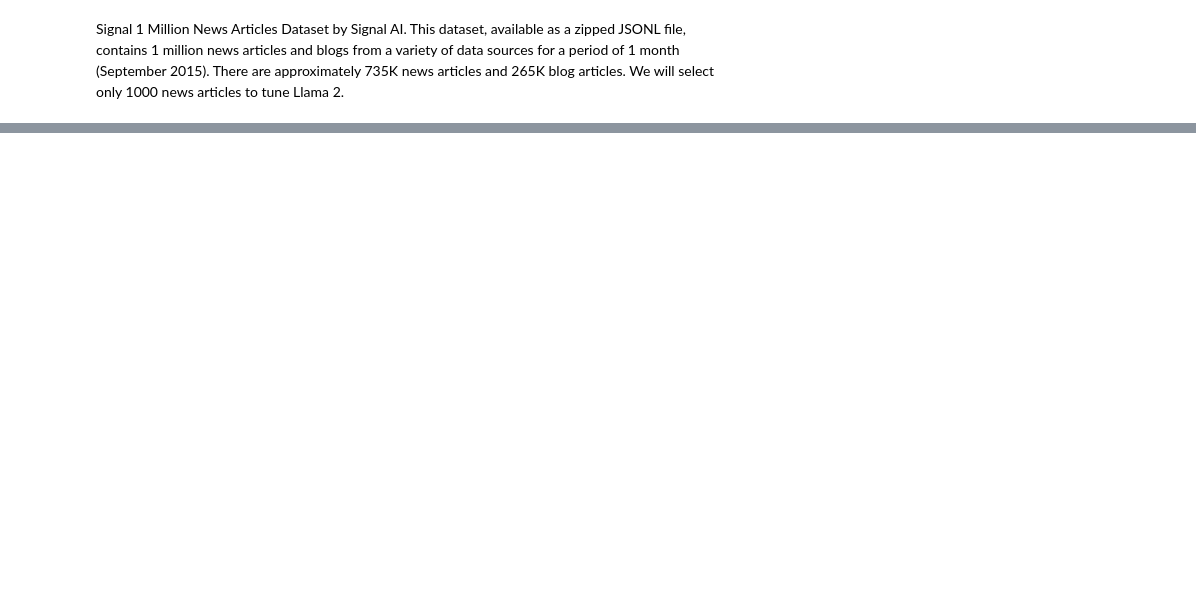
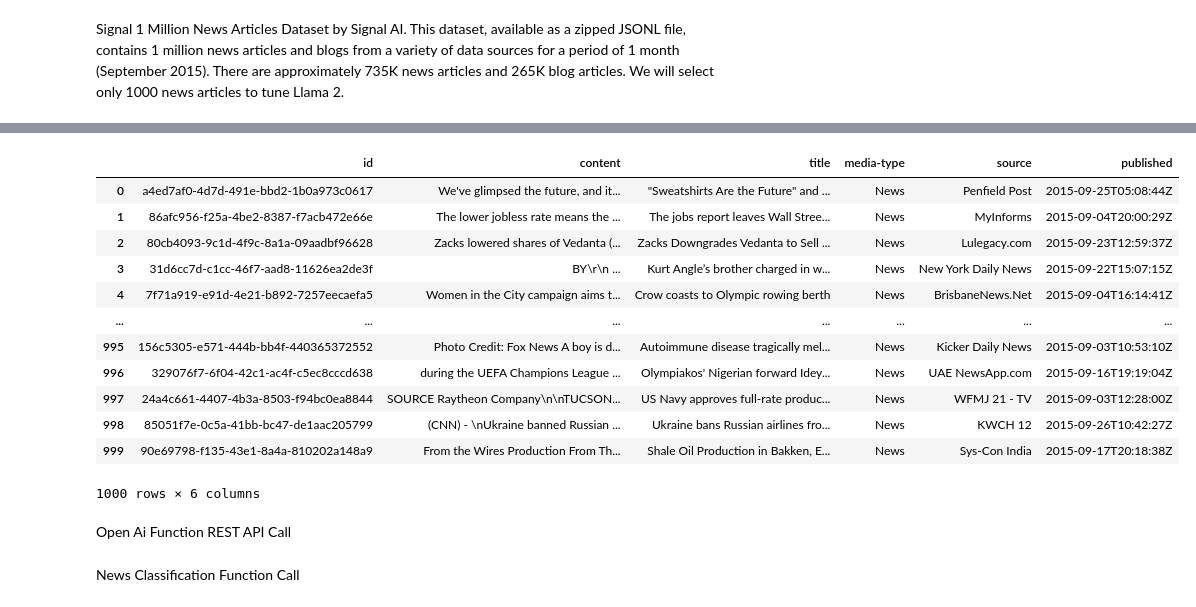
Before and after one commit to DHRUV6029/Llamma-2Fine-Tune-New-Categorization, a Jupyter notebook: notebooks/Data_Set_Generation_for_Llamma_2.ipynb, the cells around one changed output, grey strips where cells are left out. Cells and saved outputs as stored; diff of their text form; code cells hidden in the pictures; blank space fills up the shorter version.

```diff
--- a/notebooks/Data_Set_Generation_for_Llamma_2.ipynb
+++ b/notebooks/Data_Set_Generation_for_Llamma_2.ipynb
@@ -116,0 +111,19 @@ ValueError: ignored
+# %%
+# Loading the preprocessed data as a Pandas DataFrame
+prep_news_df = pd.read_csv(f"{path}{preprocessed_data_filename}")
+# %%
+display(prep_news_df)
+# %% [output]
+|  | id | content | title | media-type | source | published |
+| 0 | a4ed7af0-4d7d-491e-bbd2-1b0a973c0617 | We've glimpsed the future, and it... | "Sweatshirts Are the Future" and ... | News | Penfield Post | 2015-09-25T05:08:44Z |
+| 1 | 86afc956-f25a-4be2-8387-f7acb472e66e | The lower jobless rate means the ... | The jobs report leaves Wall Stree... | News | MyInforms | 2015-09-04T20:00:29Z |
+| 2 | 80cb4093-9c1d-4f9c-8a1a-09aadbf96628 | Zacks lowered shares of Vedanta (... | Zacks Downgrades Vedanta to Sell ... | News | Lulegacy.com | 2015-09-23T12:59:37Z |
+| 3 | 31d6cc7d-c1cc-46f7-aad8-11626ea2de3f | BY\r\n ... | Kurt Angle’s brother charged in w... | News | New York Daily News | 2015-09-22T15:07:15Z |
+| 4 | 7f71a919-e91d-4e21-b892-7257eecaefa5 | Women in the City campaign aims t... | Crow coasts to Olympic rowing berth | News | BrisbaneNews.Net | 2015-09-04T16:14:41Z |
+| ... | ... | ... | ... | ... | ... | ... |
+| 995 | 156c5305-e571-444b-bb4f-440365372552 | Photo Credit: Fox News A boy is d... | Autoimmune disease tragically mel... | News | Kicker Daily News | 2015-09-03T10:53:10Z |
+| 996 | 329076f7-6f04-42c1-ac4f-c5ec8cccd638 | during the UEFA Champions League ... | Olympiakos' Nigerian forward Idey... | News | UAE NewsApp.com | 2015-09-16T19:19:04Z |
+| 997 | 24a4c661-4407-4b3a-8503-f94bc0ea8844 | SOURCE Raytheon Company\n\nTUCSON... | US Navy approves full-rate produc... | News | WFMJ 21 - TV | 2015-09-03T12:28:00Z |
+| 998 | 85051f7e-0c5a-41bb-bc47-de1aac205799 | (CNN) - \nUkraine banned Russian ... | Ukraine bans Russian airlines fro... | News | KWCH 12 | 2015-09-26T10:42:27Z |
+| 999 | 90e69798-f135-43e1-8a4a-810202a148a9 | From the Wires Production From Th... | Shale Oil Production in Bakken, E... | News | Sys-Con India | 2015-09-17T20:18:38Z |
+1000 rows × 6 columns
@@ -116,0 +271,2 @@ ValueError: ignored
+# %% [markdown]
+Open Ai Function REST API Call
@@ -116,0 +292,2 @@ ValueError: ignored
+# %% [markdown]
+News Classification Function Call
```
Also changed, not shown: parts of 24 cells of this notebook, 2 other files.
